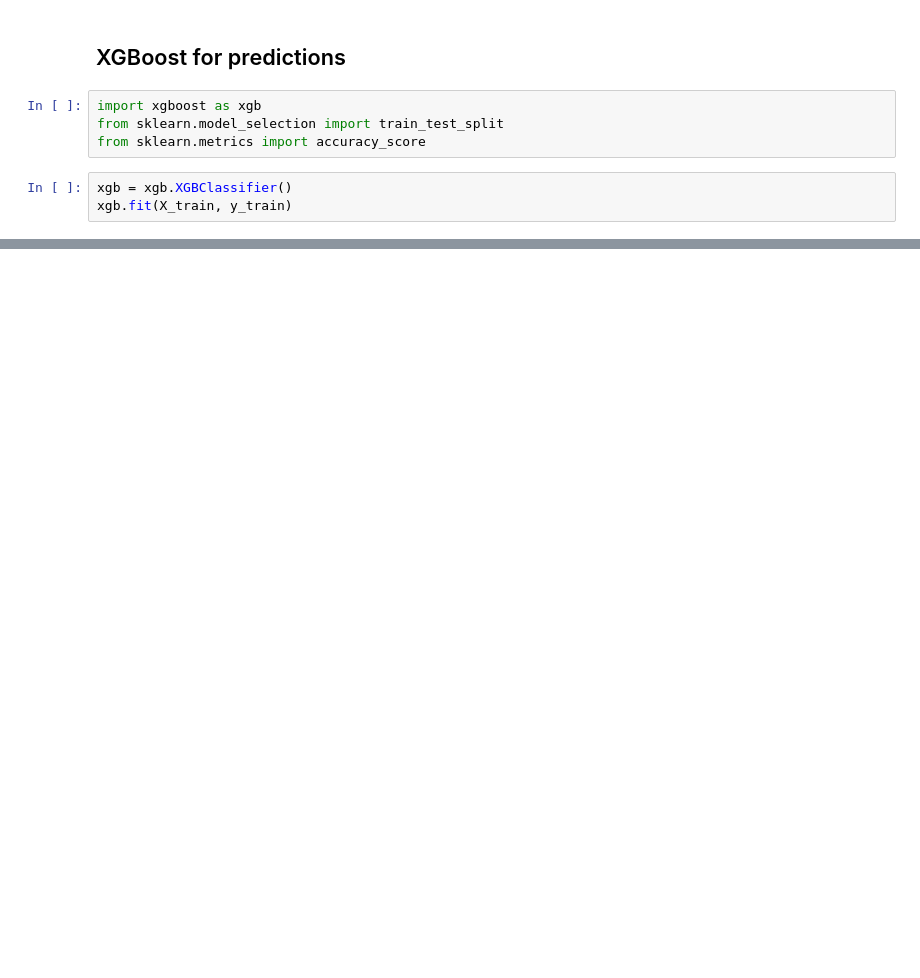
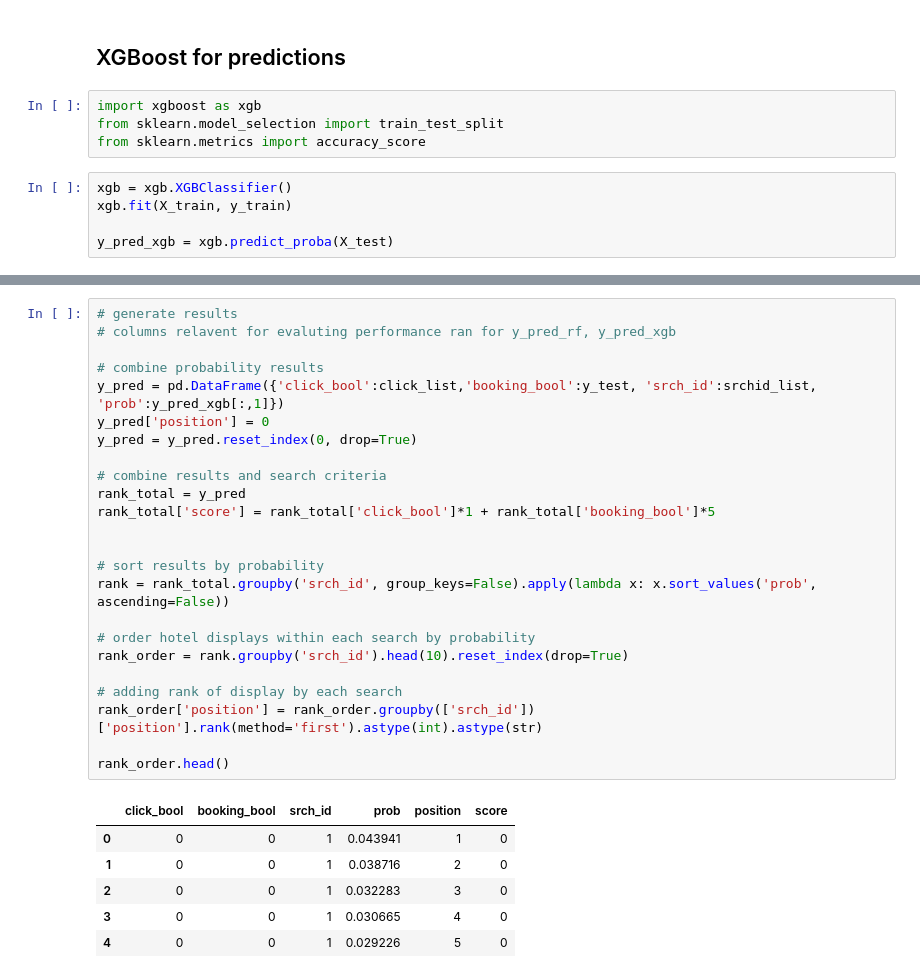
Before and after one commit to pshreyasv100/dmt-assignment-2, a Jupyter notebook: notebook_Shreyas_2.ipynb, the cells around one changed output, grey strips where cells are left out. Cells and saved outputs as stored; diff of their text form; blank space fills up the shorter version.

```diff
--- a/notebook_Shreyas_2.ipynb
+++ b/notebook_Shreyas_2.ipynb
@@ -193,3 +151,5 @@ from sklearn.metrics import accuracy_score
 # %%
 xgb = xgb.XGBClassifier()
 xgb.fit(X_train, y_train)
+
+y_pred_xgb = xgb.predict_proba(X_test)
@@ -216,0 +175,31 @@ prediction_df.to_csv('xgb_predictions.csv', index=False)
+# %%
+# generate results
+# columns relavent for evaluting performance ran for y_pred_rf, y_pred_xgb
+
+# combine probability results
+y_pred = pd.DataFrame({'click_bool':click_list,'booking_bool':y_test, 'srch_id':srchid_list, 'prob':y_pred_xgb[:,1]})
+y_pred['position'] = 0
+y_pred = y_pred.reset_index(0, drop=True)
+
+# combine results and search criteria
+rank_total = y_pred
+rank_total['score'] = rank_total['click_bool']*1 + rank_total['booking_bool']*5
+
+
+# sort results by probability
+rank = rank_total.groupby('srch_id', group_keys=False).apply(lambda x: x.sort_values('prob', ascending=False))
+
+# order hotel displays within each search by probability
+rank_order = rank.groupby('srch_id').head(10).reset_index(drop=True)
+
+# adding rank of display by each search
+rank_order['position'] = rank_order.groupby(['srch_id'])['position'].rank(method='first').astype(int).astype(str)
+
+rank_order.head()
+# %% [output]
+|  | click_bool | booking_bool | srch_id | prob | position | score |
+| 0 | 0 | 0 | 1 | 0.043941 | 1 | 0 |
+| 1 | 0 | 0 | 1 | 0.038716 | 2 | 0 |
+| 2 | 0 | 0 | 1 | 0.032283 | 3 | 0 |
+| 3 | 0 | 0 | 1 | 0.030665 | 4 | 0 |
+| 4 | 0 | 0 | 1 | 0.029226 | 5 | 0 |
```
Also changed, not shown: parts of 21 cells of this notebook, 2 other files.
